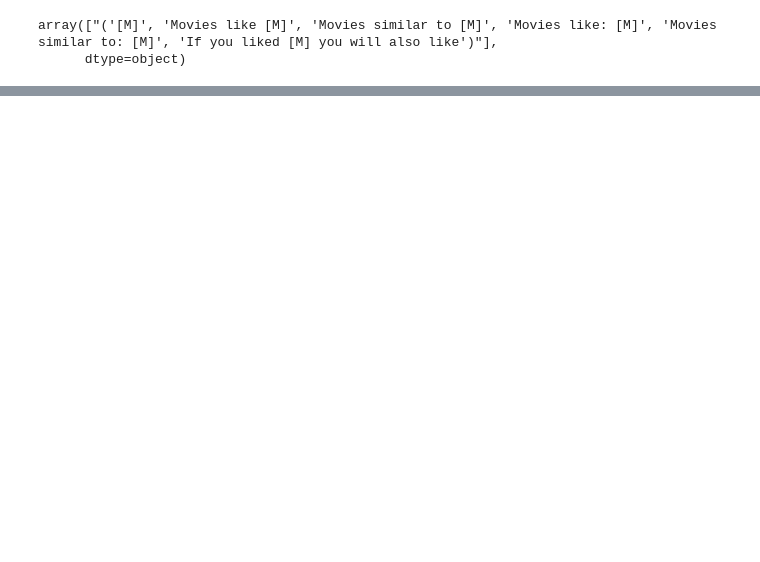
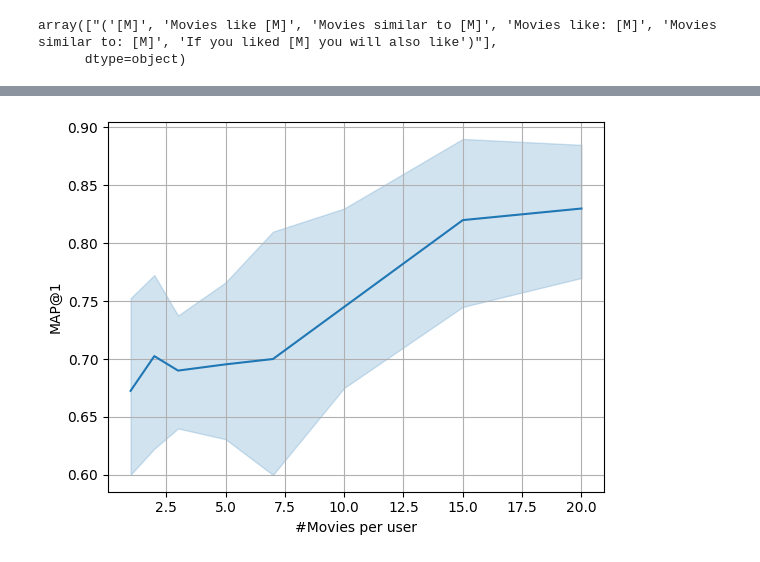
Before and after one commit to JurajkoDS/Exp_Des, a Jupyter notebook: visualisations.ipynb, the cells around one changed output, grey strips where cells are left out. Saved outputs shown, nothing was run; the diff lists cells and outputs as text; code cells hidden in the pictures; blank space fills up the shorter version.

```diff
--- a/visualisations.ipynb
+++ b/visualisations.ipynb
@@ -60,3 +50,6 @@ data_filtered['prompts'].unique()
 # %% [output]
 array(["('[M]', 'Movies like [M]', 'Movies similar to [M]', 'Movies like: [M]', 'Movies similar to: [M]', 'If you liked [M] you will also like')"],
       dtype=object)
+# %%
+data_filtered['MAP@1'] = data_filtered['precision_1'] / data_filtered['nb_test_users'] * 100
+data_filtered
@@ -62,0 +87,6 @@ array(["('[M]', 'Movies like [M]', 'Movies similar to [M]', 'Movies like: [M]',
+# %%
+sns.lineplot(data=data_filtered, x="nb_pos", y="MAP@1")
+plt.xlabel("#Movies per user")
+plt.grid(True)
+# %% [output]
+[figure, added]
```
Also changed, not shown: parts of 8 cells of this notebook.
